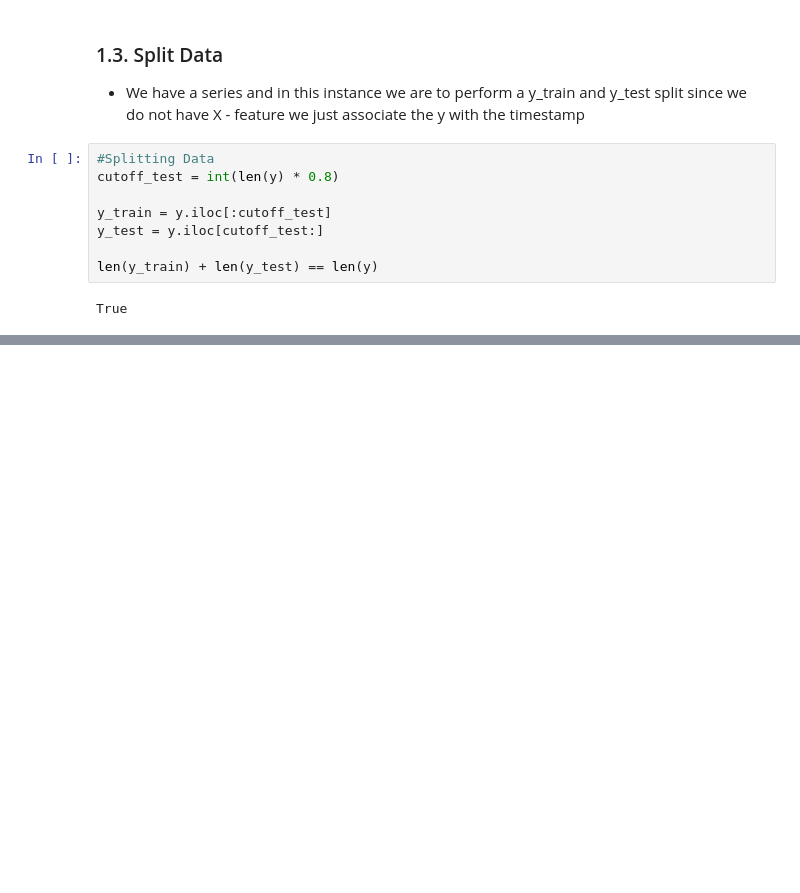
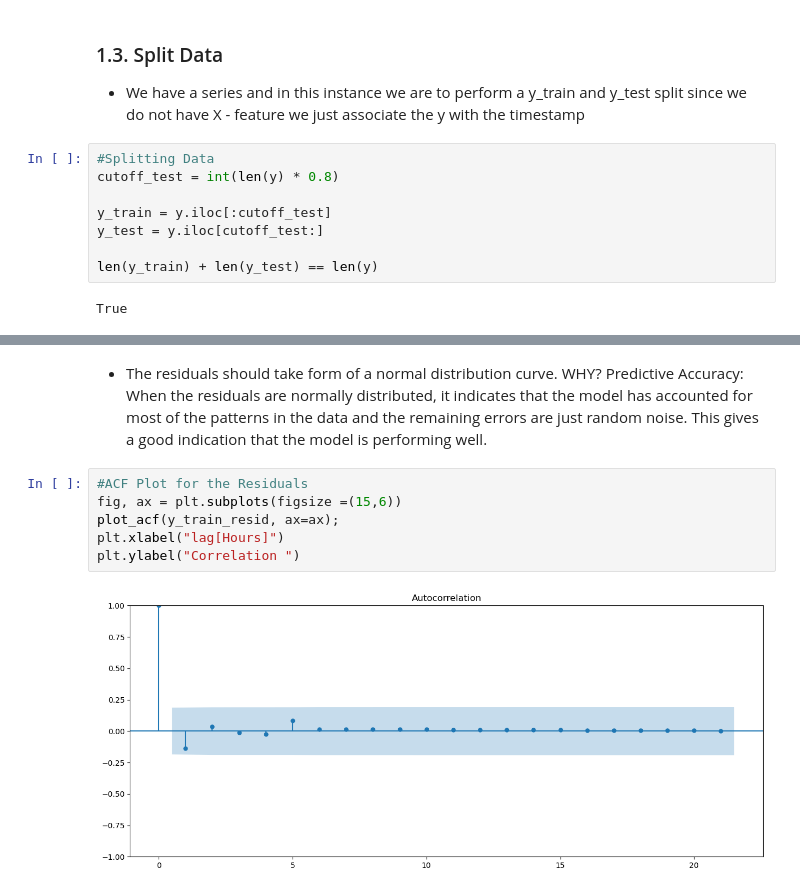
Before and after one commit to dumisanimukuchura/Air-Quality-in-Durban-Part-3-AutoRegressive-Model-with-TimeSeries-Data-from-MongoDB, a Jupyter notebook: notebook/Air-Quality-in-Durban-Part-3-AutoRegressive-Model-with-TimeSeries-Data-from-MongoDB.ipynb, the cells around one changed output, grey strips where cells are left out. Saved outputs shown, nothing was run; the diff lists cells and outputs as text; blank space fills up the shorter version.

```diff
--- a/notebook/Air-Quality-in-Durban-Part-3-AutoRegressive-Model-with-TimeSeries-Data-from-MongoDB.ipynb
+++ b/notebook/Air-Quality-in-Durban-Part-3-AutoRegressive-Model-with-TimeSeries-Data-from-MongoDB.ipynb
@@ -128,0 +202,10 @@ True
+# %% [markdown]
+- The residuals should take form of a normal distribution curve. WHY? Predictive Accuracy: When the residuals are normally distributed, it indicates that the model has accounted for most of the patterns in the data and the remaining errors are just random noise. This gives a good indication that the model is performing well.
+# %%
+#ACF Plot for the Residuals
+fig, ax = plt.subplots(figsize =(15,6))
+plot_acf(y_train_resid, ax=ax);
+plt.xlabel("lag[Hours]")
+plt.ylabel("Correlation ")
+# %% [output]
+[figure, added]
```
Also changed, not shown: parts of 13 cells of this notebook.
